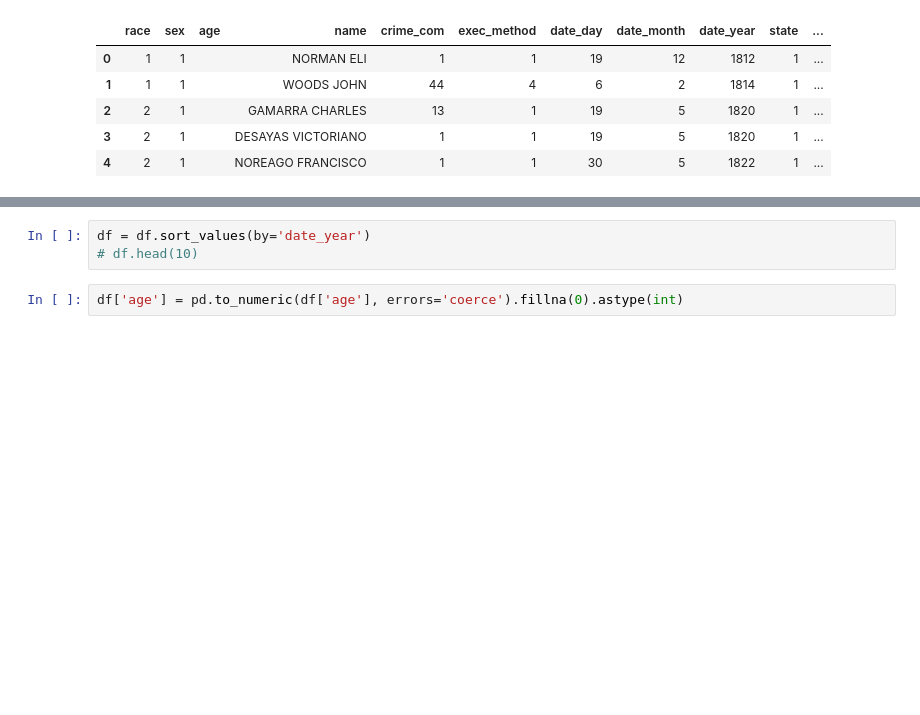
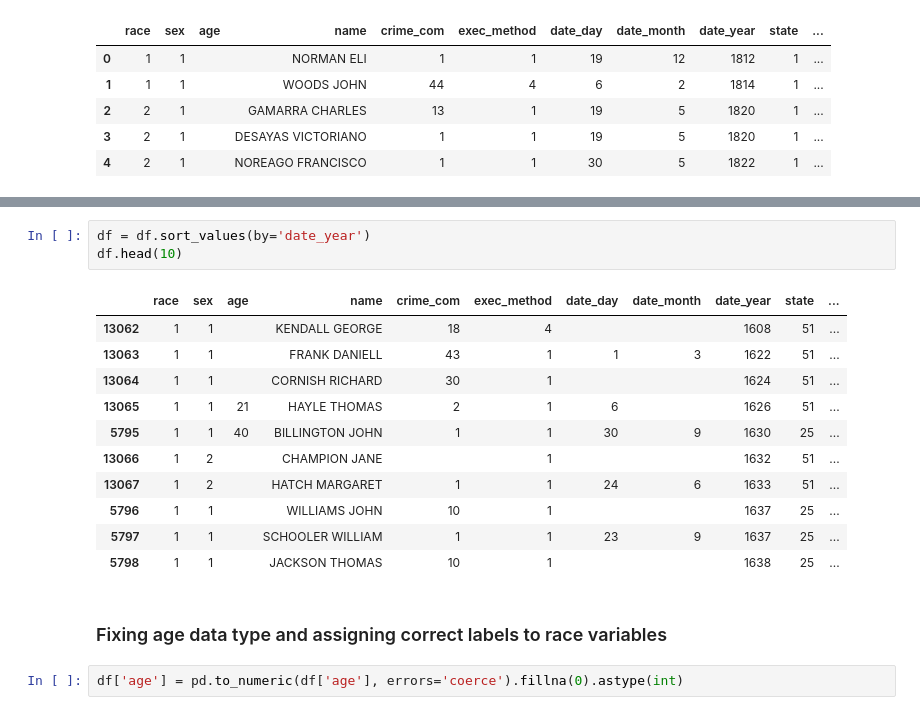
Before and after one commit to max-reevage/us-execution-trends-exploration, a Jupyter notebook: notebooks/execution_data_practice(2).ipynb, the cells around one changed output, grey strips where cells are left out. Drawn from its saved outputs; the diff is of its cells as text; blank space fills up the shorter version.

```diff
--- a/notebooks/execution_data_practice(2).ipynb
+++ b/notebooks/execution_data_practice(2).ipynb
@@ -44,6 +100,20 @@ df.head()
 # %%
 df = df.sort_values(by='date_year')
-# df.head(10)
+df.head(10)
+# %% [output]
+|  | race | sex | age | name | crime_com | exec_method | date_day | date_month | date_year | state | ... |
+| 13062 | 1 | 1 |  | KENDALL GEORGE | 18 | 4 |  |  | 1608 | 51 | ... |
+| 13063 | 1 | 1 |  | FRANK DANIELL | 43 | 1 | 1 | 3 | 1622 | 51 | ... |
+| 13064 | 1 | 1 |  | CORNISH RICHARD | 30 | 1 |  |  | 1624 | 51 | ... |
+| 13065 | 1 | 1 | 21 | HAYLE THOMAS | 2 | 1 | 6 |  | 1626 | 51 | ... |
+| 5795 | 1 | 1 | 40 | BILLINGTON JOHN | 1 | 1 | 30 | 9 | 1630 | 25 | ... |
+| 13066 | 1 | 2 |  | CHAMPION JANE |  | 1 |  |  | 1632 | 51 | ... |
+| 13067 | 1 | 2 |  | HATCH MARGARET | 1 | 1 | 24 | 6 | 1633 | 51 | ... |
+| 5796 | 1 | 1 |  | WILLIAMS JOHN | 10 | 1 |  |  | 1637 | 25 | ... |
+| 5797 | 1 | 1 |  | SCHOOLER WILLIAM | 1 | 1 | 23 | 9 | 1637 | 25 | ... |
+| 5798 | 1 | 1 |  | JACKSON THOMAS | 10 | 1 |  |  | 1638 | 25 | ... |
+# %% [markdown]
+### Fixing age data type and assigning correct labels to race variables
 # %%
 df['age'] = pd.to_numeric(df['age'], errors='coerce').fillna(0).astype(int)
 # %%
```
Also changed, not shown: parts of 38 cells of this notebook, 1 other file.
